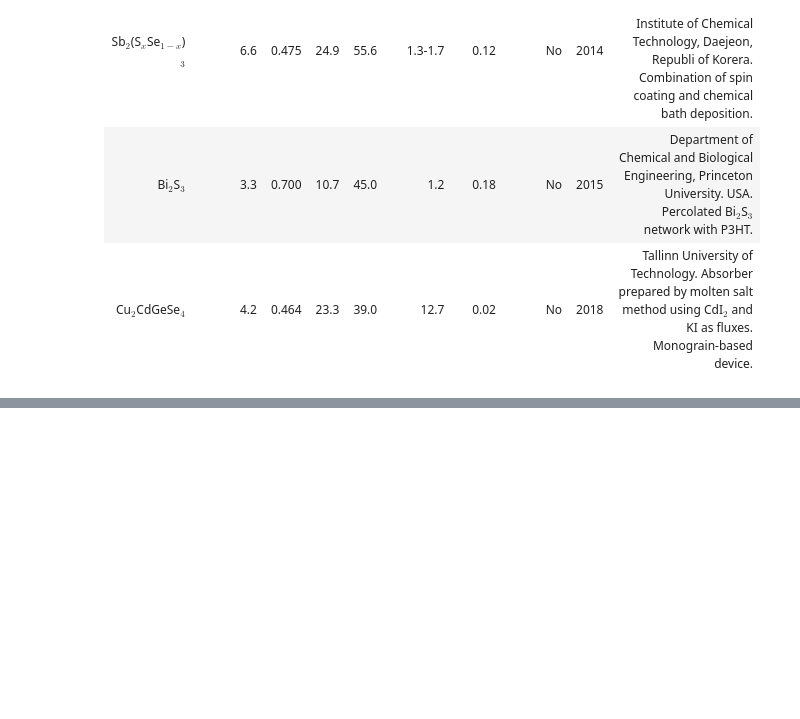
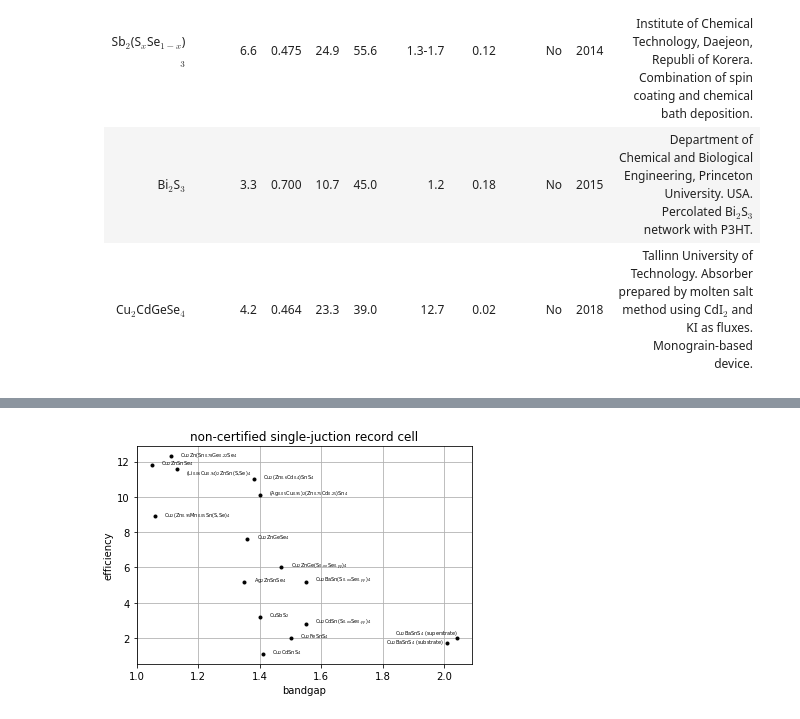
Before and after one commit to emergingpv/emergingpv.github.io, a Jupyter notebook: data chart.ipynb, the cells around one changed output, grey strips where cells are left out. Drawn from its saved outputs; the diff is of its cells as text; code cells hidden in the pictures; blank space fills up the shorter version.

```diff
--- a/data chart.ipynb
+++ b/data chart.ipynb
@@ -63,0 +156,58 @@ Table 2. List of non-certified single-junction record cells under global AM1.5 s
+# %%
+plt.figure() #New figure
+plt.plot(cusbs2[1],cusbs2[0],'k.',label='CuSbS$_{2}$')
+plt.text(cusbs2[1]+0.03,cusbs2[0]+0.03, 'CuSbS$_{2}$', fontsize=5)
+
+plt.plot(cu2cdsns4[1],cu2cdsns4[0],'k.',label='Cu$_{2}$CdSnS$_{4}$')
+plt.text(cu2cdsns4[1]+0.03,cu2cdsns4[0]+0.03, 'Cu$_{2}$CdSnS$_{4}$', fontsize=5)
+
+plt.plot(cu2znsnse4[1],cu2znsnse4[0],'k.',label='Cu$_{2}$ZnSnSe$_{4}$')
+plt.text(cu2znsnse4[1]+0.03,cu2znsnse4[0]+0.03, 'Cu$_{2}$ZnSnSe$_{4}$', fontsize=5)
+
+plt.plot(cu2basns4_substrate[1],cu2basns4_substrate[0],'k.',label='Cu$_{2}$BaSnS$_{4}$ (substrate)')
+plt.text(cu2basns4_substrate[1]-0.2,cu2basns4_substrate[0]+0.03, 'Cu$_{2}$BaSnS$_{4}$ (substrate)', fontsize=5)
+
+plt.plot(cu2basns4_superstrate[1],cu2basns4_superstrate[0],'k.',label='Cu$_{2}$BaSnS$_{4}$ (superstrate)')
+plt.text(cu2basns4_superstrate[1]-0.2,cu2basns4_superstrate[0]+0.2, 'Cu$_{2}$BaSnS$_{4}$ (superstrate)', fontsize=5)
+
+plt.plot(cu2fesns4[1],cu2fesns4[0],'k.',label='Cu$_{2}$FeSnS$_{4}$')
+plt.text(cu2fesns4[1]+0.03,cu2fesns4[0]+0.03, 'Cu$_{2}$FeSnS$_{4}$', fontsize=5)
+
+plt.plot(cu2cdsnsxxseyy_4[1],cu2cdsnsxxseyy_4[0],'k.',label='Cu$_{2}$CdSn(S$_{0.xx}$Se$_{0.yy}$)$_{4}$')
+plt.text(cu2cdsnsxxseyy_4[1]+0.03,cu2cdsnsxxseyy_4[0]+0.03, 'Cu$_{2}$CdSn(S$_{0.xx}$Se$_{0.yy}$)$_{4}$', fontsize=5)
+
+plt.plot(cu2basnsxxseyy_4[1],cu2basnsxxseyy_4[0],'k.',label='Cu$_{2}$BaSn(S$_{0.xx}$Se$_{0.yy}$)$_{4}$')
+plt.text(cu2basnsxxseyy_4[1]+0.03,cu2basnsxxseyy_4[0]+0.03, 'Cu$_{2}$BaSn(S$_{0.xx}$Se$_{0.yy}$)$_{4}$', fontsize=5)
+
+plt.plot(cu2zngesxxseyy_4[1],cu2zngesxxseyy_4[0],'k.',label='Cu$_{2}$ZnGe(S$_{0.xx}$Se$_{0.yy}$)$_{4}$')
+plt.text(cu2zngesxxseyy_4[1]+0.03,cu2zngesxxseyy_4[0]+0.03, 'Cu$_{2}$ZnGe(S$_{0.xx}$Se$_{0.yy}$)$_{4}$', fontsize=5)
+
+plt.plot(cu2zngese4[1],cu2zngese4[0],'k.',label='Cu$_{2}$ZnGeSe$_{4}$')
+plt.text(cu2zngese4[1]+0.03,cu2zngese4[0]+0.03, 'Cu$_{2}$ZnGeSe$_{4}$', fontsize=5)
+
+plt.plot(ag2znsnse4[1],ag2znsnse4[0],'k.',label='Ag$_{2}$ZnSnSe$_{4}$')
+plt.text(ag2znsnse4[1]+0.03,ag2znsnse4[0]+0.03, 'Ag$_{2}$ZnSnSe$_{4}$', fontsize=5)
+
+plt.plot(cu2zn06cd04sns4[1],cu2zn06cd04sns4[0],'k.',label='Cu$_{2}$(Zn$_{0.6}$Cd$_{0.4}$)SnS$_{4}$')
+plt.text(cu2zn06cd04sns4[1]+0.03,cu2zn06cd04sns4[0]+0.03, 'Cu$_{2}$(Zn$_{0.6}$Cd$_{0.4}$)SnS$_{4}$', fontsize=5)
+
+plt.plot(agcuzncdsn4[1],agcuzncdsn4[0],'k.',label='(Ag$_{0.05}$Cu$_{0.95}$)$_{2}$(Zn$_{0.75}$Cd$_{0.25}$)Sn$_{4}$')
+plt.text(agcuzncdsn4[1]+0.03,agcuzncdsn4[0]+0.03, '(Ag$_{0.05}$Cu$_{0.95}$)$_{2}$(Zn$_{0.75}$Cd$_{0.25}$)Sn$_{4}$', fontsize=5)
+
+plt.plot(cu2znsngese4[1],cu2znsngese4[0],'k.',label='Cu$_{2}$Zn(Sn$_{0.78}$Ge$_{0.22}$Se$_{4}$')
+plt.text(cu2znsngese4[1]+0.03,cu2znsngese4[0]+0.03, 'Cu$_{2}$Zn(Sn$_{0.78}$Ge$_{0.22}$Se$_{4}$', fontsize=5)
+
+plt.plot(li006cu0942zbsbsse4[1],li006cu0942zbsbsse4[0],'k.',label='(Li$_{0.06}$Cu$_{0.94}$)$_{2}$ZnSn(S,Se)$_{4}$')
+plt.text(li006cu0942zbsbsse4[1]+0.03,li006cu0942zbsbsse4[0]-0.3, '(Li$_{0.06}$Cu$_{0.94}$)$_{2}$ZnSn(S,Se)$_{4}$', fontsize=5)
+
+plt.plot(cu2zn095mn005snsse4[1],cu2zn095mn005snsse4[0],'k.',label='Cu$_{2}$(Zn$_{0.95}$Mn$_{0.05}$Sn(S,Se)$_{4}$')
+plt.text(cu2zn095mn005snsse4[1]+0.03,cu2zn095mn005snsse4[0]+0.03, 'Cu$_{2}$(Zn$_{0.95}$Mn$_{0.05}$Sn(S,Se)$_{4}$', fontsize=5)
+
+
+plt.title('non-certified single-juction record cell')
+plt.xlabel('bandgap')
+plt.ylabel('efficiency')
+plt.grid(True)
+plt.savefig("non-certified single-junction record cell",dpi=300)
+# %% [output]
+[figure, added]
```
Also changed, not shown: parts of 7 cells of this notebook, 3 other files.
